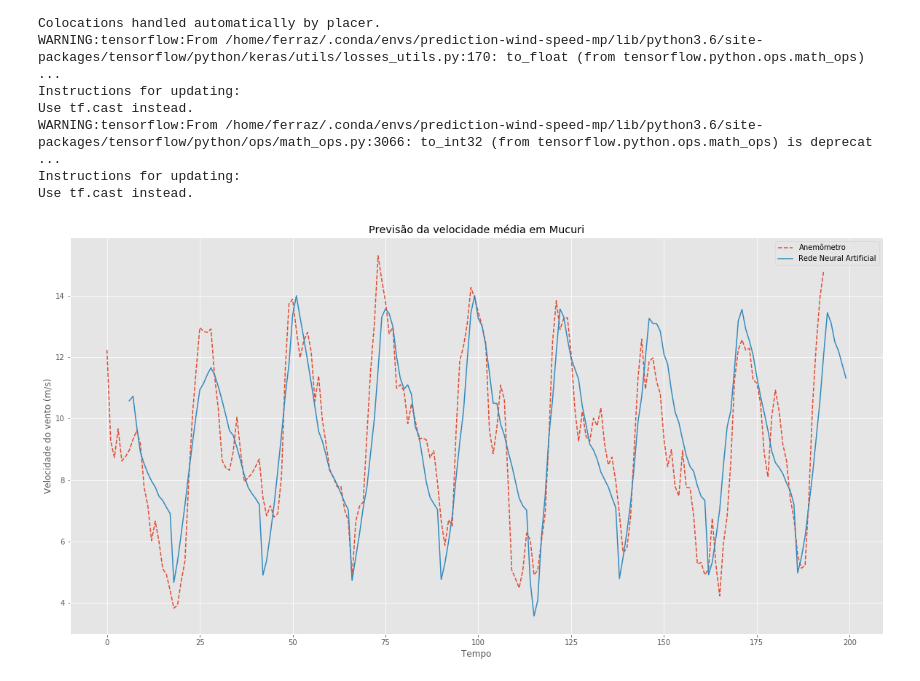
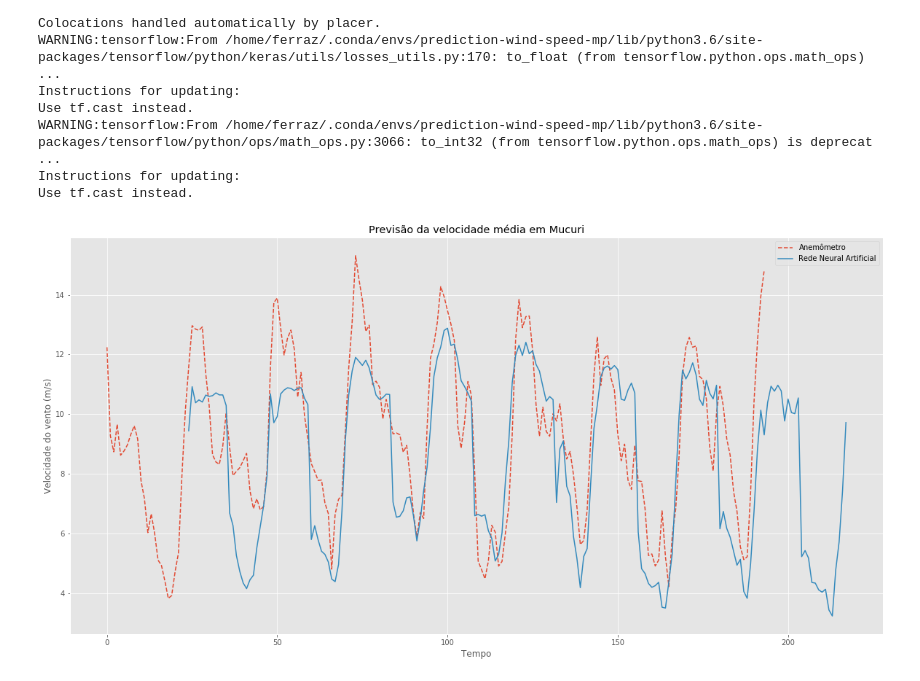
Before and after one commit to patricksferraz/wind-speed-forecast, a Jupyter notebook: predict_rna.ipynb, the cells around one changed output. Saved outputs shown, nothing was run; the diff lists cells and outputs as text; code cells hidden in the pictures.

Commit message:
feat(rna): adds prediction for next 24hours

```diff
--- a/predict_rna.ipynb
+++ b/predict_rna.ipynb
@@ -11,7 +11,7 @@ args = {
     "dataset_p": "confidential/prev150.txt",
     "model": "out/wind_speed_nn.model",
     "norm": "out/wind_speed_norm",
-    "plot": "out/wind_speed_predict_1h_plot.png"
+    "plot": "out/wind_speed_predict_plot.png"
 }
 # %%
 # load train datas
@@ -26,8 +26,11 @@ dataset_p = dataframe_p.values
 X_prev = np.copy(dataset_p)
 # X_prev[:, 4] = np.concatenate([dataset_t[-1:, 4], dataset_p[:-1, 4]])
 
-# For prediction in 6 hours
-X_prev[:, 4] = np.concatenate([dataset_t[-6:, 4], dataset_p[:-6, 4]])
+# For prediction in next 6 hours
+# X_prev[:, 4] = np.concatenate([dataset_t[-6:, 4], dataset_p[:-6, 4]])
+
+# For prediction in next 24 hours
+X_prev[:, 4] = np.concatenate([dataset_t[-24:, 4], dataset_p[:-24, 4]])
 # %%
 # importing scaler normalization
 scaler_x = joblib.load("{}_x.joblib".format(args["norm"]))
@@ -56,18 +59,20 @@ Y_pred = scaler_y.inverse_transform(preds)
 # %%
 # # plot prediction
 y_size = range(len(dataset_p))
 Y_real = dataset_p[:,4]
 
 plt.figure(figsize=(20,10))
 plt.style.use("ggplot")
 plt.plot(y_size, Y_real, linestyle="--", label="Anemômetro")
 # plt.plot(y_size, Y_pred, label="Rede Neural Artificial")
 # Plot for prediction in next 6 hours
-plt.plot(np.array(y_size)+6, Y_pred, label="Rede Neural Artificial")
+# plt.plot(np.array(y_size)+6, Y_pred, label="Rede Neural Artificial")
+# Plot for prediction in next 24 hours
+plt.plot(np.array(y_size)+24, Y_pred, label="Rede Neural Artificial")
 plt.title("Previsão da velocidade média em Mucuri")
 plt.xlabel("Tempo")
 plt.ylabel("Velocidade do vento (m/s)")
 plt.legend()
 plt.savefig(args["plot"])
 # %% [output]
-[figure, old version]
+[figure, new version]
```
Also changed, not shown: 6 other files.
